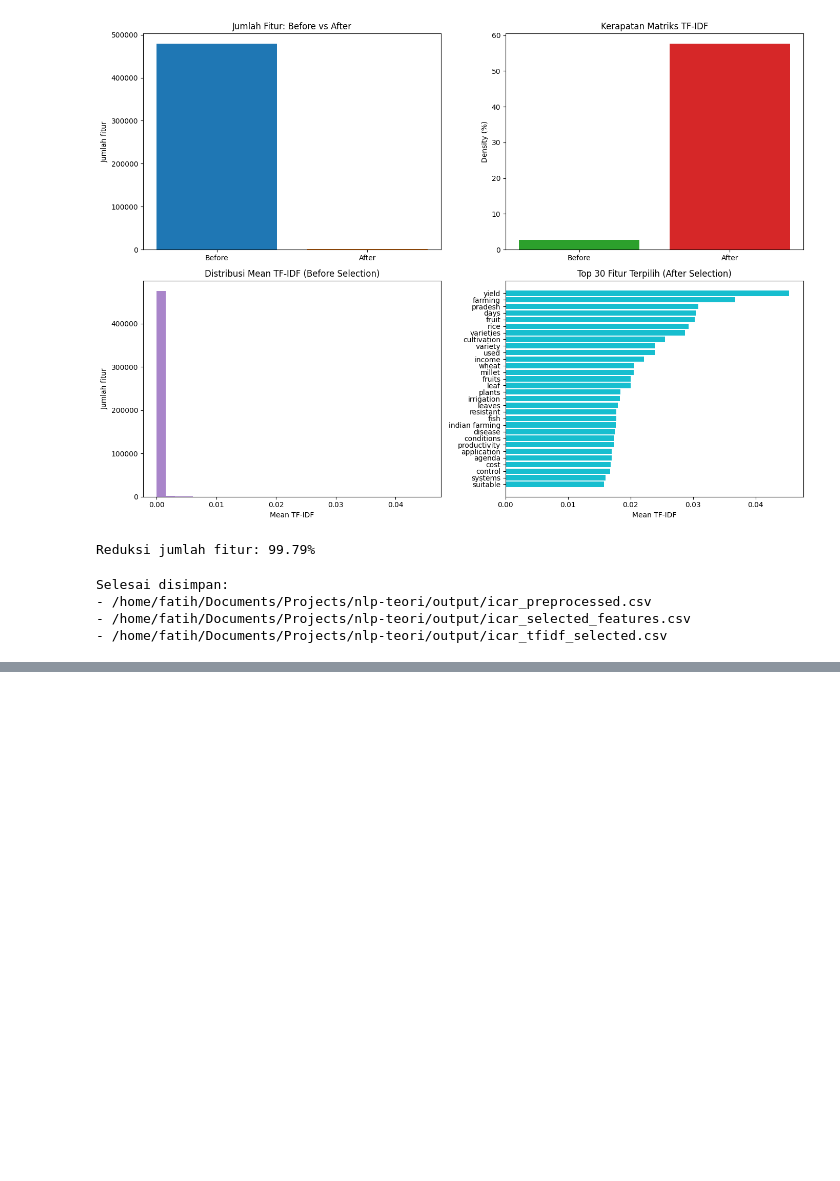
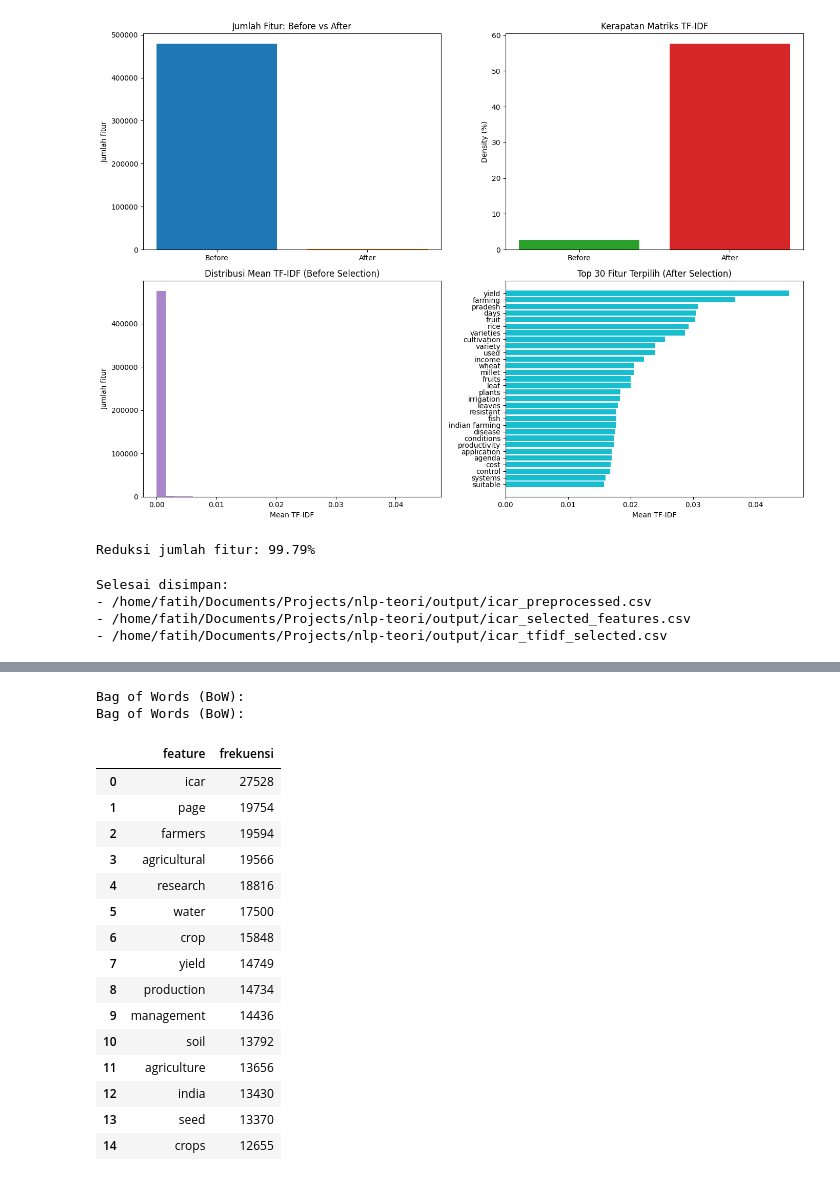
Before and after one commit to FatihHDR/agriculture-topic-modeling-nlp, a Jupyter notebook: preprocess_nlp.ipynb, the cells around one changed output, grey strips where cells are left out. Saved outputs shown, nothing was run; the diff lists cells and outputs as text; code cells hidden in the pictures; blank space fills up the shorter version.

```diff
--- a/preprocess_nlp.ipynb
+++ b/preprocess_nlp.ipynb
@@ -678,0 +764,24 @@ Selesai disimpan:
+# %%
+print("Bag of Words (BoW):")
+# BoW dasarnya adalah unigram CountVectorizer
+df_bow = get_ngram_freq(texts, ngram_range=(1,1), top_n=15)
+display(df_bow)
+# %% [output]
+Bag of Words (BoW):
+Bag of Words (BoW):
+|  | feature | frekuensi |
+| 0 | icar | 27528 |
+| 1 | page | 19754 |
+| 2 | farmers | 19594 |
+| 3 | agricultural | 19566 |
+| 4 | research | 18816 |
+| 5 | water | 17500 |
+| 6 | crop | 15848 |
+| 7 | yield | 14749 |
+| 8 | production | 14734 |
+| 9 | management | 14436 |
+| 10 | soil | 13792 |
+| 11 | agriculture | 13656 |
+| 12 | india | 13430 |
+| 13 | seed | 13370 |
+| 14 | crops | 12655 |
```
Also changed, not shown: parts of 2 cells of this notebook.
